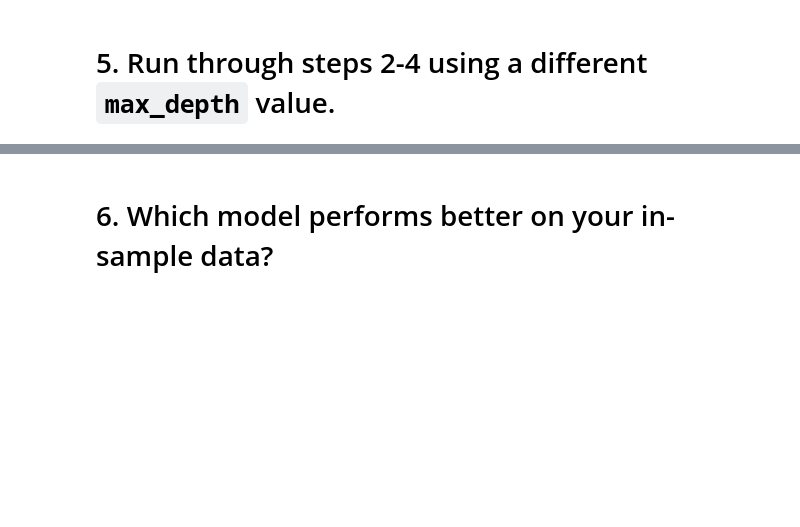
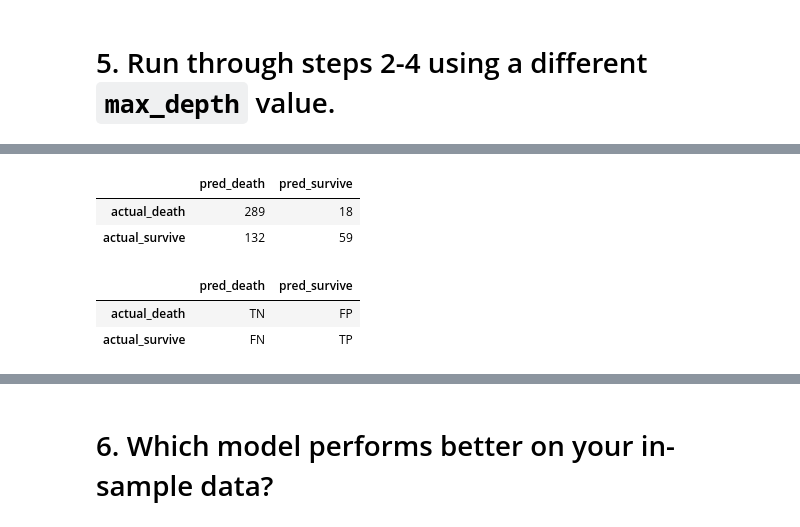
Before and after one commit to o0amandagomez0o/classification-exercises, a Jupyter notebook: model.ipynb, the cells around one changed output, grey strips where cells are left out. Cells and saved outputs as stored; diff of their text form; code cells hidden in the pictures; blank space fills up the shorter version.

```diff
--- a/model.ipynb
+++ b/model.ipynb
@@ -270,0 +331,14 @@ array([0.79395604, 0.44029851])
+# %%
+conf_df = pd.DataFrame(conf, columns=['pred_death', 'pred_survive'], index=['actual_death', 'actual_survive'])
+conf_df
+# %% [output]
+|  | pred_death | pred_survive |
+| actual_death | 289 | 18 |
+| actual_survive | 132 | 59 |
+# %%
+rubric_df = pd.DataFrame([['TN', 'FP'], ['FN', 'TP']], columns=['pred_death', 'pred_survive'], index=['actual_death', 'actual_survive'])
+rubric_df
+# %% [output]
+|  | pred_death | pred_survive |
+| actual_death | TN | FP |
+| actual_survive | FN | TP |
```
Also changed, not shown: parts of 32 cells of this notebook, 2 other files.
